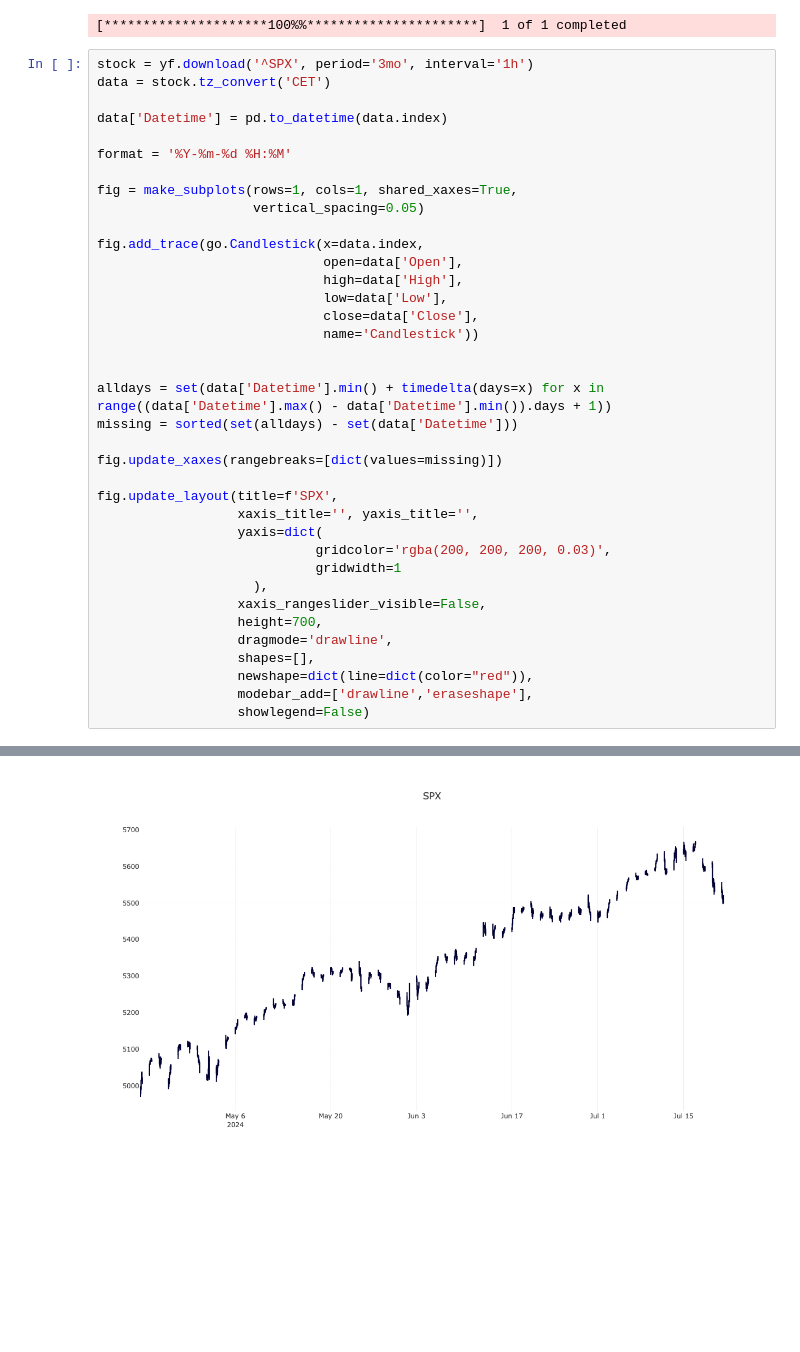
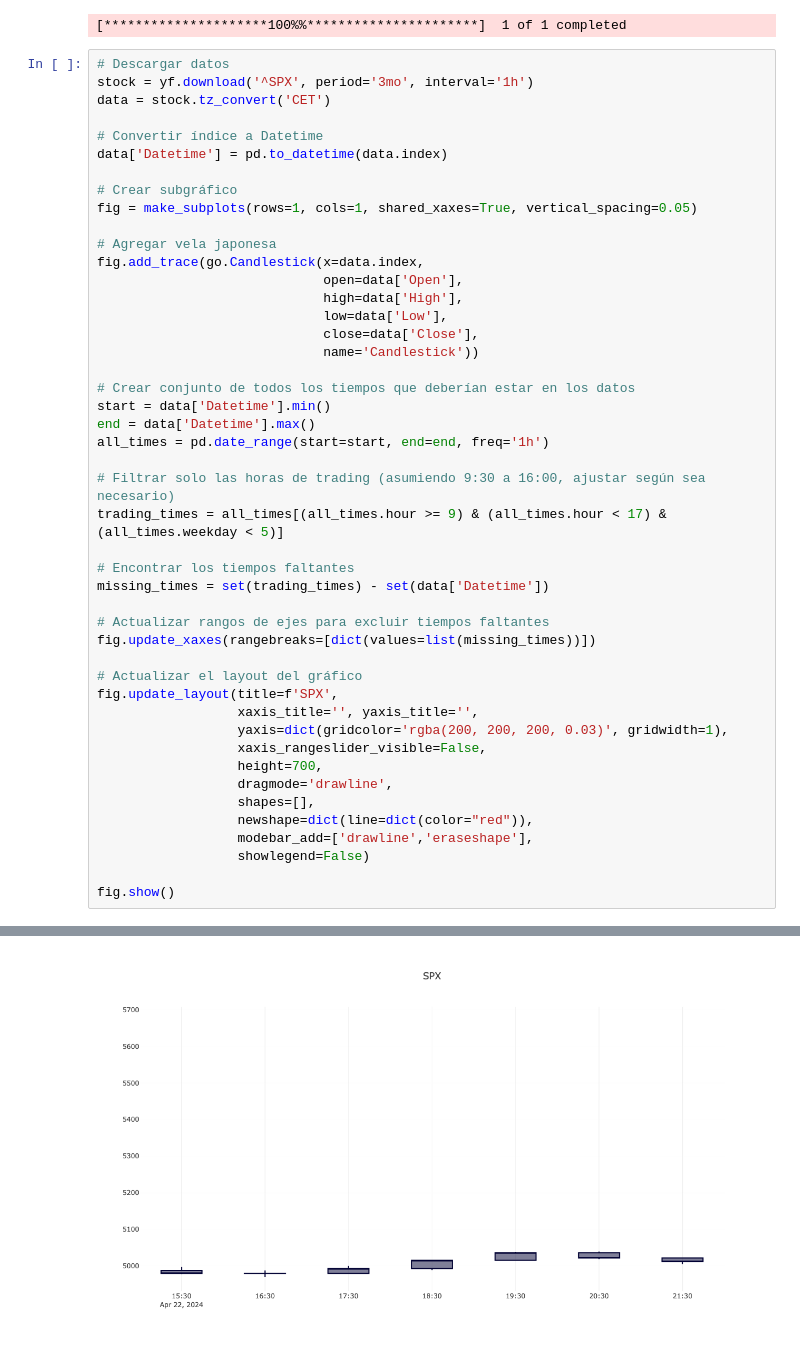
Before and after one commit to f1se4/investor, a Jupyter notebook: Tests.ipynb, the cells around one changed output, grey strips where cells are left out. Saved outputs shown, nothing was run; the diff lists cells and outputs as text; blank space fills up the shorter version.

```diff
--- a/Tests.ipynb
+++ b/Tests.ipynb
@@ -13,16 +13,17 @@ data = stock.tz_convert('CET')
 # %% [output]
 [*********************100%%**********************]  1 of 1 completed
 # %%
+# Descargar datos
 stock = yf.download('^SPX', period='3mo', interval='1h')
 data = stock.tz_convert('CET')
 
+# Convertir índice a Datetime
 data['Datetime'] = pd.to_datetime(data.index)
 
-format = '%Y-%m-%d %H:%M'
+# Crear subgráfico
+fig = make_subplots(rows=1, cols=1, shared_xaxes=True, vertical_spacing=0.05)
 
-fig = make_subplots(rows=1, cols=1, shared_xaxes=True,
-                    vertical_spacing=0.05)
-
+# Agregar vela japonesa
 fig.add_trace(go.Candlestick(x=data.index,
                              open=data['Open'],
                              high=data['High'],
@@ -30,18 +31,24 @@ fig.add_trace(go.Candlestick(x=data.index,
                              close=data['Close'],
                              name='Candlestick'))
 
+# Crear conjunto de todos los tiempos que deberían estar en los datos
+start = data['Datetime'].min()
+end = data['Datetime'].max()
+all_times = pd.date_range(start=start, end=end, freq='1h')
 
-alldays = set(data['Datetime'].min() + timedelta(days=x) for x in range((data['Datetime'].max() - data['Datetime'].min()).days + 1))
-missing = sorted(set(alldays) - set(data['Datetime']))
+# Filtrar solo las horas de trading (asumiendo 9:30 a 16:00, ajustar según sea necesario)
+trading_times = all_times[(all_times.hour >= 9) & (all_times.hour < 17) & (all_times.weekday < 5)]
 
-fig.update_xaxes(rangebreaks=[dict(values=missing)])
+# Encontrar los tiempos faltantes
+missing_times = set(trading_times) - set(data['Datetime'])
 
+# Actualizar rangos de ejes para excluir tiempos faltantes
+fig.update_xaxes(rangebreaks=[dict(values=list(missing_times))])
+
+# Actualizar el layout del gráfico
 fig.update_layout(title=f'SPX',
                   xaxis_title='', yaxis_title='',
-                  yaxis=dict(
-                            gridcolor='rgba(200, 200, 200, 0.03)',
-                            gridwidth=1
-                    ),
+                  yaxis=dict(gridcolor='rgba(200, 200, 200, 0.03)', gridwidth=1),
                   xaxis_rangeslider_visible=False,
                   height=700,
                   dragmode='drawline',
@@ -49,4 +56,6 @@ fig.update_layout(title=f'SPX',
                   newshape=dict(line=dict(color="red")),
                   modebar_add=['drawline','eraseshape'],
                   showlegend=False)
+
+fig.show()
 # %% [output]
@@ -53 +63 @@ fig.update_layout(title=f'SPX',
-[figure, old version]
+[figure, new version]
```
Also changed, not shown: parts of 3 cells of this notebook.
